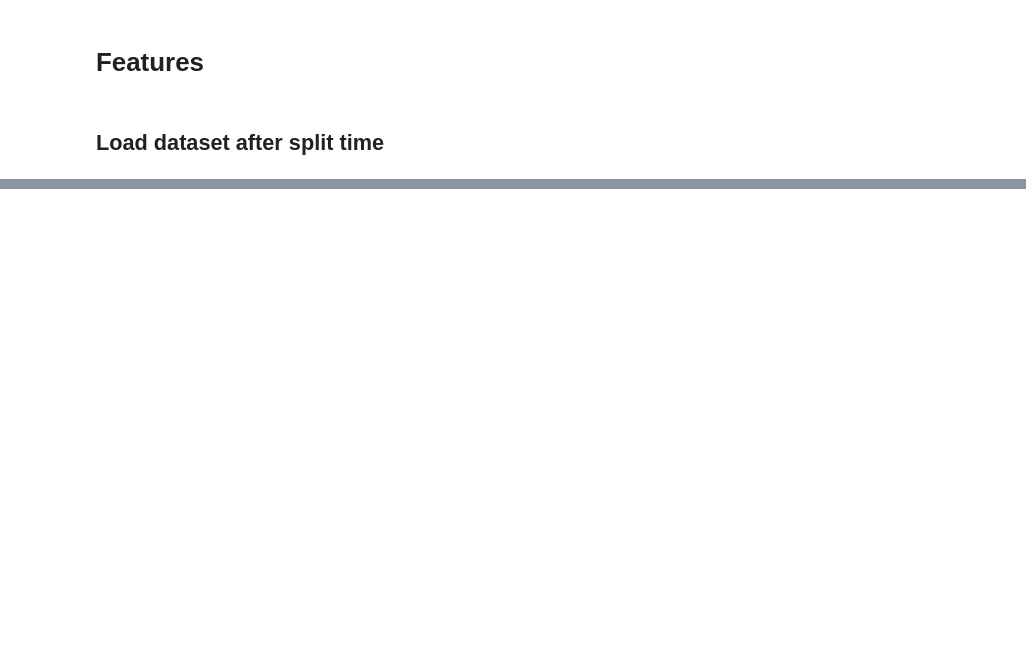
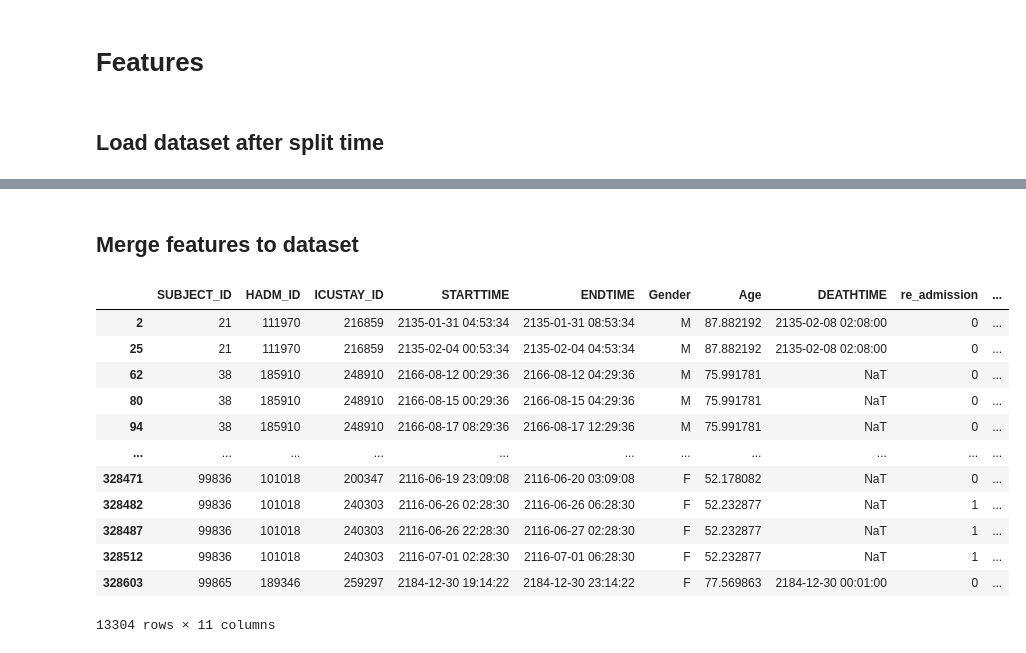
Before and after one commit to ToooooooT/sepsis_rl, a Jupyter notebook: merge.ipynb, the cells around one changed output, grey strips where cells are left out. Cells and saved outputs as stored; diff of their text form; code cells hidden in the pictures; blank space fills up the shorter version.

Commit message:
Modify merge file.

```diff
--- a/merge.ipynb
+++ b/merge.ipynb
@@ -259,3 +257,7 @@ PRESCRIPTIONS.head()
 | 2 | 437 | 1379358 | 21 | 111970 | 216859.0 | 2135-01-31 | 2135-01-31 | MAIN | Meropenem | ... |
 | 3 | 438 | 1390474 | 21 | 111970 | 216859.0 | 2135-01-31 | 2135-02-01 | BASE | SW | ... |
 | 4 | 439 | 1390472 | 21 | 111970 | 216859.0 | 2135-01-31 | 2135-02-01 | BASE | Iso-Osmotic Dextrose | ... |
+# %%
+i = paths.index('CHARTEVENTS.csv')
+CHARTEVENTS = datas[i].copy()
+CHARTEVENTS.head()
@@ -339,2 +326,0 @@ var_range
-# %%
-labevent = LABEVENTS[[id in var_range.loc['Albumin']['GROUP_ID'] for id in LABEVENTS['ITEMID']]]
@@ -355,2 +326,0 @@ labevent = LABEVENTS[[id in var_range.loc['Albumin']['GROUP_ID'] for id in LABEV
-# %%
-outputevent = OUTPUTEVENTS[[id in var_range.loc['Albumin']['GROUP_ID'] for id in OUTPUTEVENTS['ITEMID']]]
@@ -360,0 +339,2 @@ outputevent
+# %% [markdown]
+## Merge features to dataset
@@ -360,0 +409,16 @@ outputevent
+# %%
+dataset
+# %% [output]
+|  | SUBJECT_ID | HADM_ID | ICUSTAY_ID | STARTTIME | ENDTIME | Gender | Age | DEATHTIME | re_admission | ... |
+| 2 | 21 | 111970 | 216859 | 2135-01-31 04:53:34 | 2135-01-31 08:53:34 | M | 87.882192 | 2135-02-08 02:08:00 | 0 | ... |
+| 25 | 21 | 111970 | 216859 | 2135-02-04 00:53:34 | 2135-02-04 04:53:34 | M | 87.882192 | 2135-02-08 02:08:00 | 0 | ... |
+| 62 | 38 | 185910 | 248910 | 2166-08-12 00:29:36 | 2166-08-12 04:29:36 | M | 75.991781 | NaT | 0 | ... |
+| 80 | 38 | 185910 | 248910 | 2166-08-15 00:29:36 | 2166-08-15 04:29:36 | M | 75.991781 | NaT | 0 | ... |
+| 94 | 38 | 185910 | 248910 | 2166-08-17 08:29:36 | 2166-08-17 12:29:36 | M | 75.991781 | NaT | 0 | ... |
+| ... | ... | ... | ... | ... | ... | ... | ... | ... | ... | ... |
+| 328471 | 99836 | 101018 | 200347 | 2116-06-19 23:09:08 | 2116-06-20 03:09:08 | F | 52.178082 | NaT | 0 | ... |
+| 328482 | 99836 | 101018 | 240303 | 2116-06-26 02:28:30 | 2116-06-26 06:28:30 | F | 52.232877 | NaT | 1 | ... |
+| 328487 | 99836 | 101018 | 240303 | 2116-06-26 22:28:30 | 2116-06-27 02:28:30 | F | 52.232877 | NaT | 1 | ... |
+| 328512 | 99836 | 101018 | 240303 | 2116-07-01 02:28:30 | 2116-07-01 06:28:30 | F | 52.232877 | NaT | 1 | ... |
+| 328603 | 99865 | 189346 | 259297 | 2184-12-30 19:14:22 | 2184-12-30 23:14:22 | F | 77.569863 | 2184-12-30 00:01:00 | 0 | ... |
+13304 rows × 11 columns
```
Also changed, not shown: parts of 16 cells of this notebook, 1 other file.
